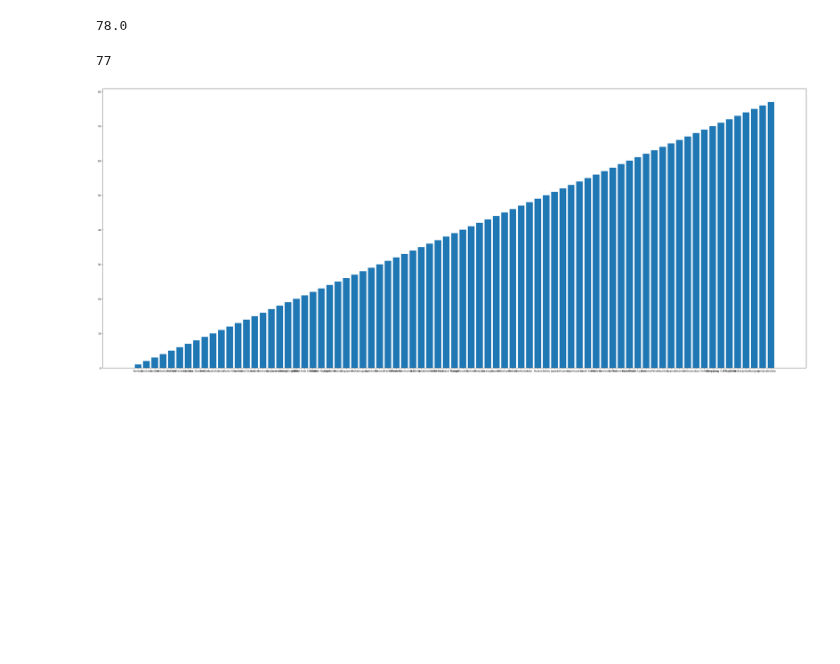
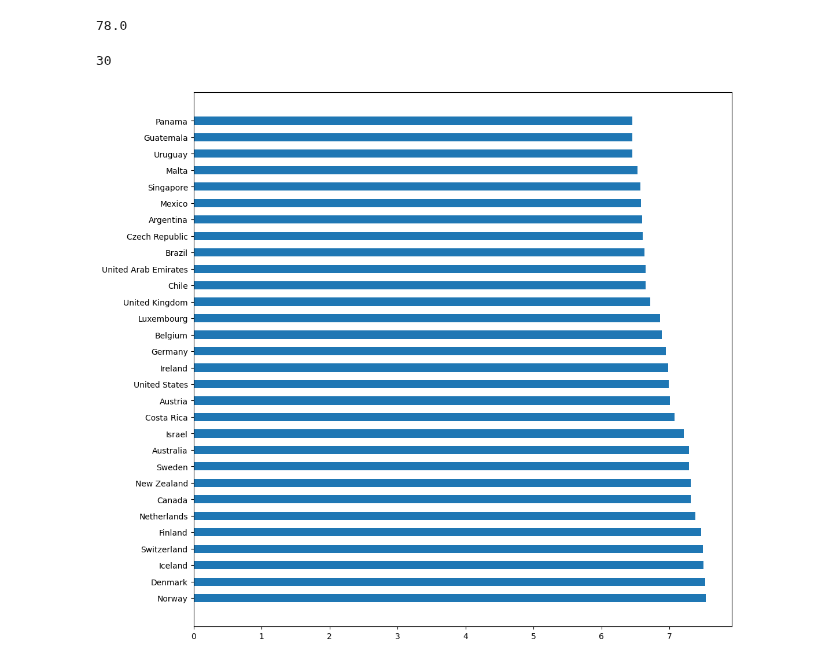
Before and after one commit to msnkr/python_projects, a Jupyter notebook: ML/happiness-countries/happiness_dataset.ipynb, the cells around one changed output. Cells and saved outputs as stored; diff of their text form; code cells hidden in the pictures; blank space fills up the shorter version.

```diff
--- a/ML/happiness-countries/happiness_dataset.ipynb
+++ b/ML/happiness-countries/happiness_dataset.ipynb
@@ -21,12 +21,13 @@ df["Happiness.Rank"].mean()
 # %% [output]
 78.0
 # %%
-mid = df[df["Happiness.Rank"] < df["Happiness.Rank"].mean()]
+mid = df[df["Happiness.Rank"] < df["Happiness.Rank"].mean()][:30]
 len(mid)
 # %% [output]
-77
+30
 # %%
-fig, ax = plt.subplots(nrows=1, ncols=1, figsize=(50, 20))
-ax.bar(mid["Country"], mid["Happiness.Rank"]);
+fig, ax = plt.subplots(nrows=1, ncols=1, figsize=(12, 12))
+ax_bar = ax.barh(mid["Country"], mid["Happiness.Score"], height=0.5, )
+ax_bar.le
 # %% [output]
-[figure, old version]
+[figure, new version]
```
